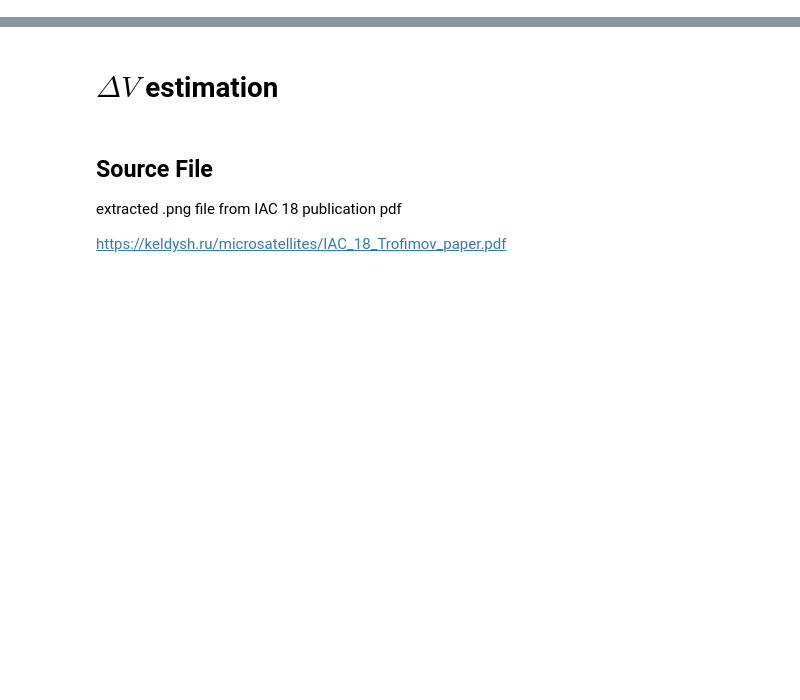
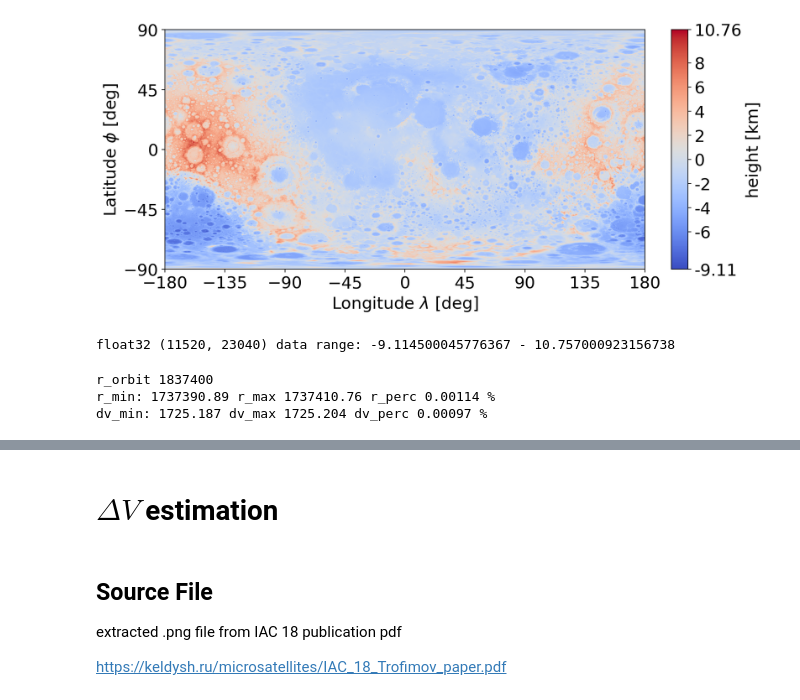
Before and after one commit to Sven-J-Steinert/10.3389-frspt.2024.1352213, a Jupyter notebook: B_Transport_efficiency.ipynb, the cells around one changed output, grey strips where cells are left out. Cells and saved outputs as stored; diff of their text form; code cells hidden in the pictures; blank space fills up the shorter version.

```diff
--- a/B_Transport_efficiency.ipynb
+++ b/B_Transport_efficiency.ipynb
@@ -15,0 +3,31 @@ from A_helper_functions import *
+# %%
+from PIL import Image, ImageTk, ImageMath, ImageOps
+Image.MAX_IMAGE_PIXELS = 1000000000
+import PIL.ImageGrab as ImageGrab
+import cv2
+import numpy as np
+from tqdm.notebook import tqdm
+import matplotlib.pyplot as plt
+import pandas as pd
+pd.set_option('display.expand_frame_repr', False)
+import matplotlib.pyplot as plt
+import matplotlib.pylab as pl
+import matplotlib.gridspec as gridspec
+import matplotlib.colors as colors
+from matplotlib.ticker import (MultipleLocator, AutoMinorLocator)
+from matplotlib import cm
+from matplotlib.colors import ListedColormap, LinearSegmentedColormap
+from io import StringIO
+from csv import writer
+from scipy import integrate
+import math
+import time as time_lib
+import xarray as xr
+import subprocess
+import json
+from prettytable import *
+import plotly.express as px
+from IPython.display import Image as IPImage
+
+def current_milli_time():
+    return round(time_lib.time() * 1000 *1000)
@@ -15,0 +43,7 @@ from A_helper_functions import *
+# %%
+path = ".\sources\map\heightmap\ldem_64.tif"
+height_data = np.array(Image.open(path))
+# %%
+plot_map(height_data,1,'height [km]',tuple((-90,90)),tuple((-180,180)),labelsize=18,cmap='coolwarm',silent=True,center_zero=True,i_steps=[-6,-4,-2,0,2,4,6,8],save="heightmap_raw.pdf")
+# %% [output]
+[figure, added]
@@ -15,0 +54,35 @@ from A_helper_functions import *
+# %%
+info(height_data)
+# %% [output]
+float32 (11520, 23040) data range: -9.114500045776367 - 10.757000923156738
+# %%
+r_ref = 1_737_400
+r_min = np.min(height_data) + r_ref
+r_max = np.max(height_data) + r_ref
+r_perc = (1-(r_min/r_max )) * 100
+
+def ascent_into_circular(r,r_orbit):
+    g_0_moon = 1.625
+    mu_moon = 4.904*(10**12)
+
+    v_orbit = np.sqrt(mu_moon/r_orbit)
+    v_ascent = np.sqrt(2*g_0_moon*(r-((r**2)/r_orbit)))
+
+    dv = np.sqrt(v_orbit**2 + v_ascent**2)
+    return dv
+
+h_LLO = 100_000
+r_orbit = r_ref + h_LLO
+
+dv_min = ascent_into_circular(r_max,r_orbit)
+dv_max = ascent_into_circular(r_min,r_orbit)
+
+dv_perc = (1-(dv_min/dv_max )) * 100
+
+print('r_orbit',r_orbit)
+print('r_min:',f'{r_min:0.2f}','r_max',f'{r_max:0.2f}','r_perc',f'{r_perc:0.5f}','%')
+print('dv_min:',f'{dv_min:0.3f}','dv_max',f'{dv_max:0.3f}','dv_perc',f'{dv_perc:0.5f}','%')
+# %% [output]
+r_orbit 1837400
+r_min: 1737390.89 r_max 1737410.76 r_perc 0.00114 %
+dv_min: 1725.187 dv_max 1725.204 dv_perc 0.00097 %
```
Also changed, not shown: parts of 70 cells of this notebook, 8 other files.
